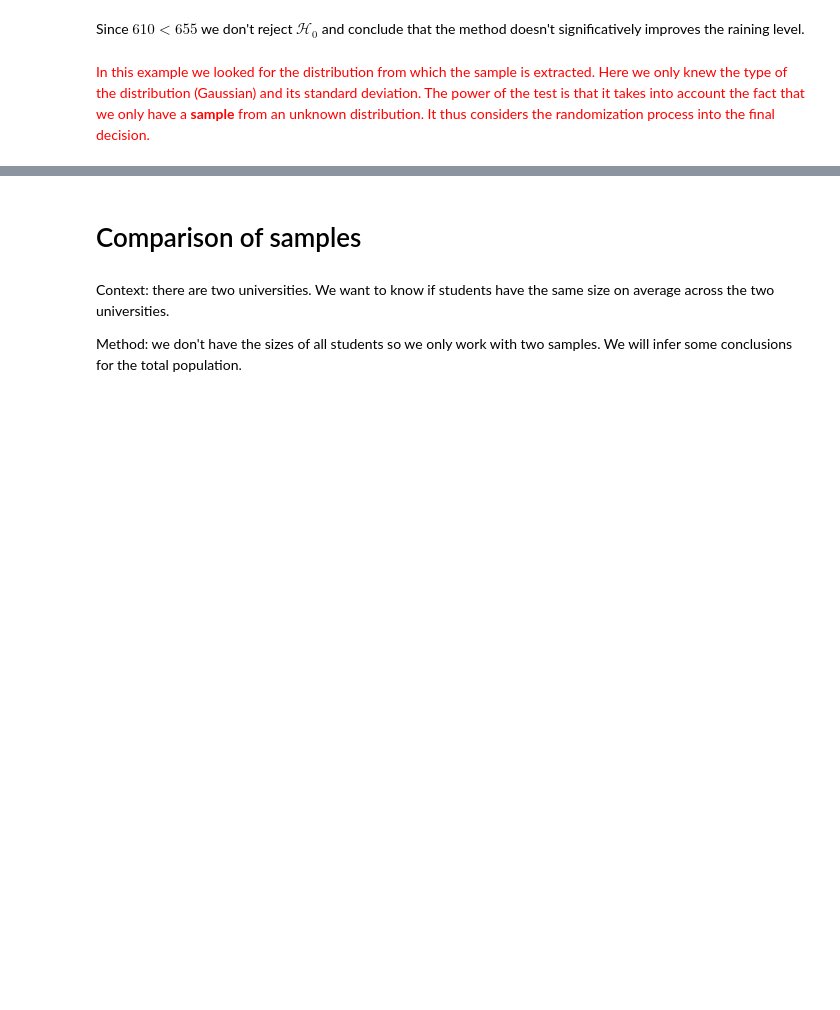
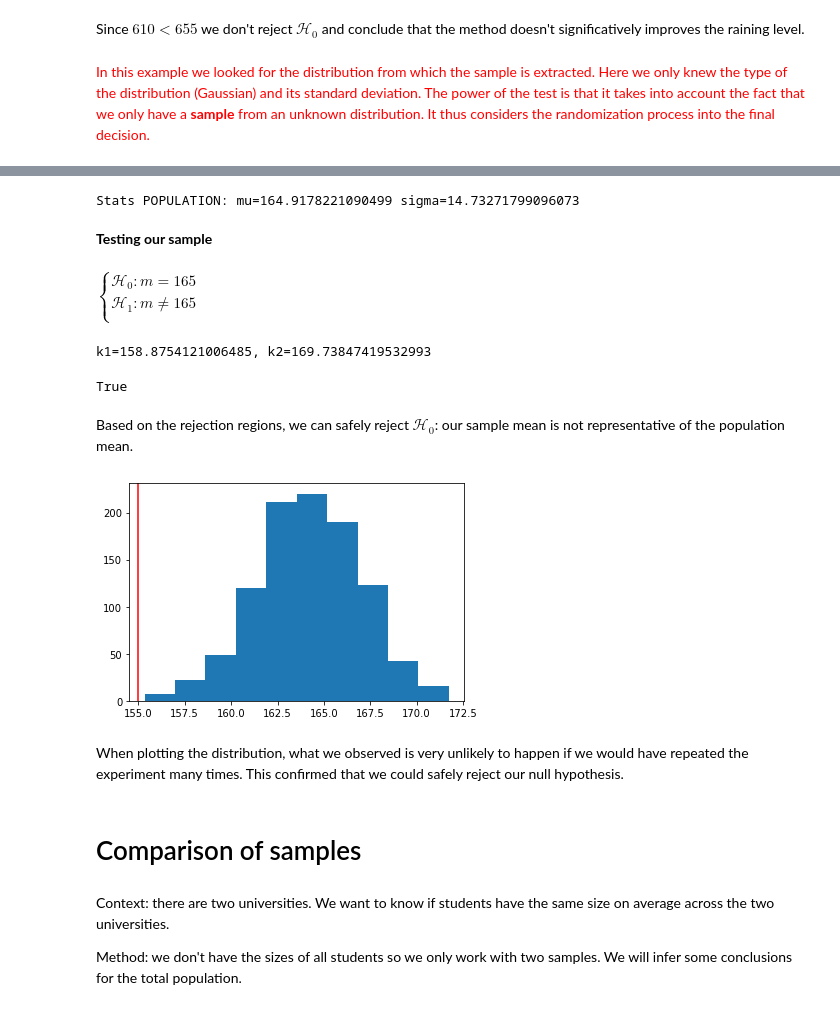
Before and after one commit to savoga/python_exos, a Jupyter notebook: statistical_testing.ipynb, the cells around one changed output, grey strips where cells are left out. Saved outputs shown, nothing was run; the diff lists cells and outputs as text; code cells hidden in the pictures; blank space fills up the shorter version.

Commit message:
update stat test

```diff
--- a/statistical_testing.ipynb
+++ b/statistical_testing.ipynb
@@ -120,3 +113,45 @@ Since $610<655$ we don't reject $\mathcal{H}_0$ and conclude that the method doe
+# %%
+# we simulated sizes (cm)
+low = 140
+high = 190
+pop = np.random.uniform(low=low, high=high, size=1000)
+df_pop = pd.DataFrame(data=pop)
+mu = df_pop.mean().values[0]
+sigma = df_pop.std().values[0]
+print('Stats POPULATION: mu={} sigma={}'.format(mu, sigma))
+# %% [output]
+Stats POPULATION: mu=164.9178221090499 sigma=14.73271799096073
+# %% [markdown]
+**Testing our sample**
+# %% [markdown]
+$
+\left\{
+    \begin{array}{ll}
+        \mathcal{H}_0: m = 165 \\
+        \mathcal{H}_1: m \neq 165 \\
+    \end{array}
+\right.
+$
+# %%
+theta = 155 # mean in our sample - is it significantly different from the true mean?
+n_samples = 30
+k1 = (-1.96)*sigma/np.sqrt(n_samples)+mu
+k2 = 1.96*sigma/np.sqrt(n_samples)+mu
+print('k1={}, k2={}'.format(k1, k2))
+theta<k1 or theta>k2
+# %% [output]
+k1=158.8754121006485, k2=169.73847419532993
+True
+# %% [markdown]
+Based on the rejection regions, we can safely reject $\mathcal{H}_0$: our sample mean is not representative of the population mean.
+# %%
+plt.hist(np.random.normal(mu, sigma/np.sqrt(n_samples), size=1000))
+plt.axvline(theta, color='r')
+plt.show()
+# %% [output]
+[figure, added]
+# %% [markdown]
+When plotting the distribution, what we observed is very unlikely to happen if we would have repeated the experiment many times. This confirmed that we could safely reject our null hypothesis.
 # %% [markdown]
 # Comparison of samples
 # %% [markdown]
```
Also changed, not shown: parts of 8 cells of this notebook, 1 other file.
